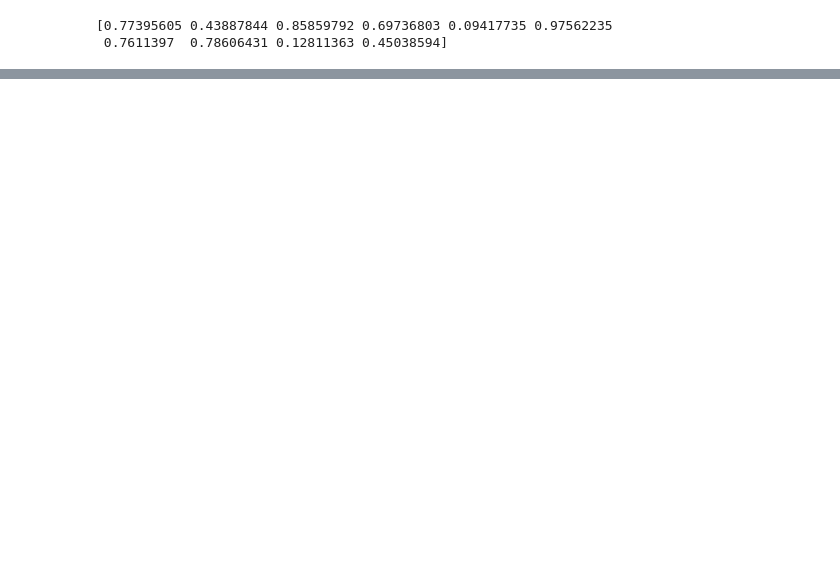
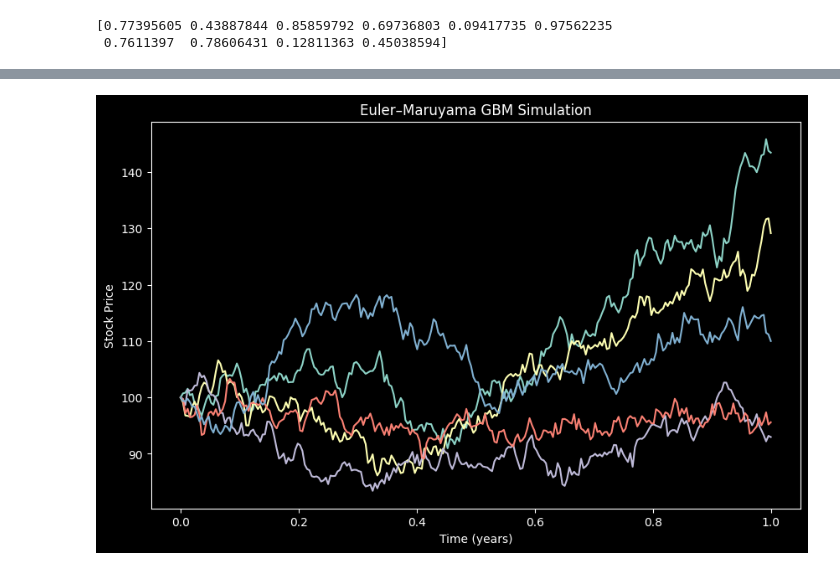
Before and after one commit to julihocc/itesm-ma2008b-notes, a Jupyter notebook: module-01/complementary/module-01.ipynb, the cells around one changed output, grey strips where cells are left out. Cells and saved outputs as stored; diff of their text form; code cells hidden in the pictures; blank space fills up the shorter version.

```diff
--- a/module-01/complementary/module-01.ipynb
+++ b/module-01/complementary/module-01.ipynb
@@ -652,0 +434,30 @@ Below is a combined set of exercises from all notes, including the newly added *
+# %%
+import numpy as np
+import matplotlib.pyplot as plt
+
+def euler_maruyama_gbm(S0, mu, sigma, T, N, sims):
+    dt = T / N
+    S = np.zeros((sims, N+1))
+    S[:, 0] = S0
+
+    for i in range(sims):
+        for t in range(1, N+1):
+            Z = np.random.normal(0,1)
+            dW = np.sqrt(dt)*Z
+            S[i, t] = S[i, t-1] + mu*S[i, t-1]*dt + sigma*S[i, t-1]*dW
+
+    return S
+
+# Example usage:
+S = euler_maruyama_gbm(100, 0.05, 0.2, 1.0, 252, 5)
+time_grid = np.linspace(0, 1.0, 252+1)
+
+plt.figure(figsize=(10,6))
+for i in range(S.shape[0]):
+    plt.plot(time_grid, S[i])
+plt.title("Euler–Maruyama GBM Simulation")
+plt.xlabel("Time (years)")
+plt.ylabel("Stock Price")
+plt.show()
+# %% [output]
+[figure, added]
```
Also changed, not shown: parts of 45 cells of this notebook, 5 other files.
